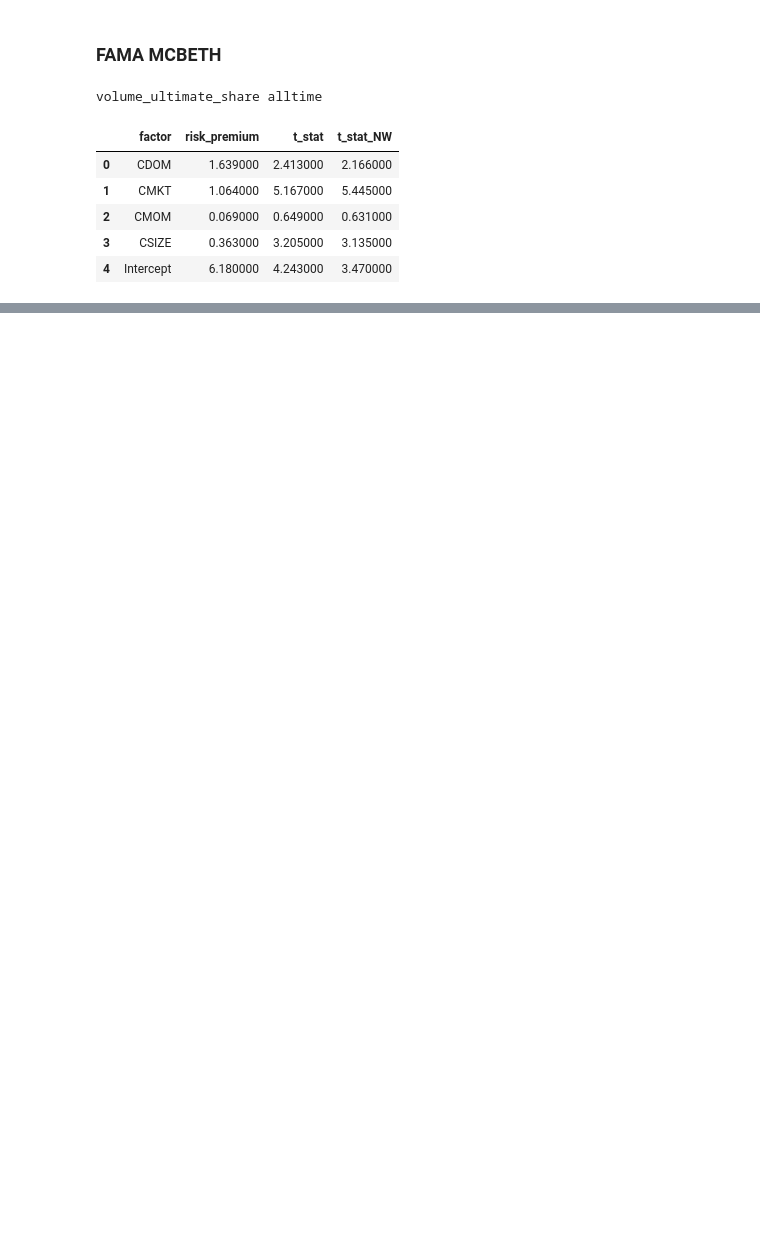
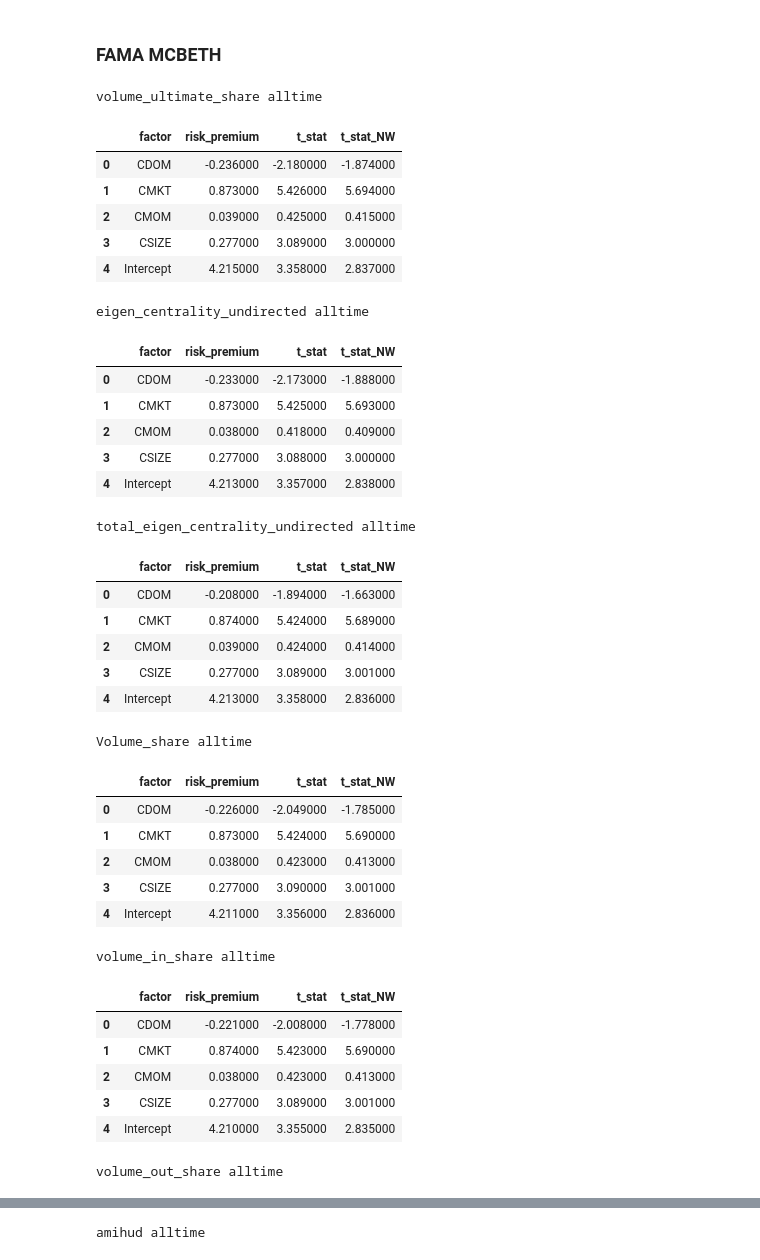
Before and after one commit to xujiahuayz/defi-econ, a Jupyter notebook: playground/assetpricing_sort_portfolios.ipynb, the cells around one changed output, grey strips where cells are left out. Saved outputs shown, nothing was run; the diff lists cells and outputs as text; code cells hidden in the pictures; blank space fills up the shorter version.

```diff
--- a/playground/assetpricing_sort_portfolios.ipynb
+++ b/playground/assetpricing_sort_portfolios.ipynb
@@ -40,5 +42,5 @@ stable_nonstable_info = {
 # How are returns aggregated for each portfolio
 ret_agg = 'mean'
 
-DEPENDENT_VARIABLES_ASSETPRICING = ['volume_ultimate_share'] #,'volume_in_share' , 'volume_out_share']
+# DEPENDENT_VARIABLES_ASSETPRICING =['volume_ultimate_share']  #,'volume_in_share' , 'volume_out_share']
 # ,'eigen_centrality_undirected','total_eigen_centrality_undirected','Volume_share']
@@ -134,21 +198,16 @@ volume_ultimate_sharealltime
 # %%
-import statsmodels.api as sm
 for dom_variable in DEPENDENT_VARIABLES_ASSETPRICING:
     for is_boom in [-1]:
-        n_quantiles = 3
-        df_panel = clean_weekly_panel(reg_panel, dom_variable, is_stablecoin = 0, is_boom = is_boom)
-        summary_table = univariate_sort(df_panel,dom_variable, n_quantiles)
+        quantiles, separate_zero_value = [0,0.3,0.7,1], False
+        df_panel = clean_weekly_panel(reg_panel, is_stablecoin = 0, is_boom = is_boom)
+        # df_panel = df_panel[df_panel[dom_variable] > 0]
+        df_panel = univariate_sort(df_panel,dom_variable, quantiles, separate_zero_value =separate_zero_value)
+        dominance_factor = get_dominance_factor(df_panel)
 
-        # Compute the difference: H minus L
-        pivot = df_panel.pivot_table(index='WeekYear', columns='portfolio', values='ret')
-        pivot["CDOM"] = pivot[f"P{n_quantiles}"] - pivot['P1']
-        dominance_factor = pivot[["CDOM"]].reset_index()
-        assets_panel = clean_weekly_panel(reg_panel, dom_variable, is_stablecoin = 0, is_boom = -1)
         # merge all factors
         factors_data = pd.merge(dominance_factor, ff3, on=["WeekYear"], how="left")
         factors_data = pd.merge(factors_data, ltw3, on=["WeekYear"], how="left")
         # merge factors with returns
-        factors_data = pd.merge(factors_data, assets_panel, on=["WeekYear"], how="left")
         factors_data = factors_data.dropna()
         # AP_CAPM= smf.ols(formula= 'CDOM ~ MKT', data=factors_data).fit()
         # prettify_result(AP_CAPM)
@@ -180,38 +239,64 @@ CSIZE factor is long small cap and short large cap
 # %%
 for dom_variable in DEPENDENT_VARIABLES_ASSETPRICING:
     for is_boom in [-1]:
-        n_quantiles = 3
-        df_panel = clean_weekly_panel(reg_panel, dom_variable, is_stablecoin = 0, is_boom = is_boom)
-        summary_table = univariate_sort(df_panel,dom_variable, n_quantiles)
-
-        # Compute the difference: H minus L
-        pivot = df_panel.pivot_table(index='WeekYear', columns='portfolio', values='ret')
-        pivot["CDOM"] = pivot[f"P{n_quantiles}"] - pivot['P1']
-        dominance_factor = pivot[["CDOM"]].reset_index()
-        assets_panel = clean_weekly_panel(reg_panel, dom_variable, is_stablecoin = 0, is_boom = -1)
+        quantiles, separate_zero_value = [0,0.3,0.7,1], False
+        df_panel = clean_weekly_panel(reg_panel, is_stablecoin = 0, is_boom = is_boom)
+        df_panel = univariate_sort(df_panel,dom_variable, quantiles, separate_zero_value =separate_zero_value)
+        dominance_factor = get_dominance_factor(df_panel)
+        #get the test assets
+        assets_panel = clean_weekly_panel(reg_panel, is_stablecoin = 0, is_boom = -1)
         # merge all factors
         data_fama_macbeth = pd.merge(dominance_factor, ff3, on=["WeekYear"], how="left")
         data_fama_macbeth = pd.merge(data_fama_macbeth, ltw3, on=["WeekYear"], how="left")
         # merge factors with returns
         data_fama_macbeth = pd.merge(data_fama_macbeth, assets_panel, on=["WeekYear"], how="left")
         data_fama_macbeth = data_fama_macbeth.dropna()
 
         # run the Fama-Macbeth regression
         data_fama_macbeth['excess_ret'] = data_fama_macbeth['ret'] - data_fama_macbeth['RF']
         fama_macbeth = reg_fama_macbeth(data_fama_macbeth, formula="excess_ret ~ CMKT + CMOM + CSIZE + CDOM")
         if is_boom == 1:
             boom_str = " boom"
         elif is_boom == 0:
             boom_str = " bust"
         else:
             boom_str = " alltime"
         fama_macbeth = fama_macbeth.style.set_caption(dom_variable + boom_str)
         display(fama_macbeth)
 # %% [output]
 volume_ultimate_share alltime
 |  | factor | risk_premium | t_stat | t_stat_NW |
-| 0 | CDOM | 1.639000 | 2.413000 | 2.166000 |
-| 1 | CMKT | 1.064000 | 5.167000 | 5.445000 |
-| 2 | CMOM | 0.069000 | 0.649000 | 0.631000 |
-| 3 | CSIZE | 0.363000 | 3.205000 | 3.135000 |
-| 4 | Intercept | 6.180000 | 4.243000 | 3.470000 |
+| 0 | CDOM | -0.236000 | -2.180000 | -1.874000 |
+| 1 | CMKT | 0.873000 | 5.426000 | 5.694000 |
+| 2 | CMOM | 0.039000 | 0.425000 | 0.415000 |
+| 3 | CSIZE | 0.277000 | 3.089000 | 3.000000 |
+| 4 | Intercept | 4.215000 | 3.358000 | 2.837000 |
+eigen_centrality_undirected alltime
+|  | factor | risk_premium | t_stat | t_stat_NW |
+| 0 | CDOM | -0.233000 | -2.173000 | -1.888000 |
+| 1 | CMKT | 0.873000 | 5.425000 | 5.693000 |
+| 2 | CMOM | 0.038000 | 0.418000 | 0.409000 |
+| 3 | CSIZE | 0.277000 | 3.088000 | 3.000000 |
+| 4 | Intercept | 4.213000 | 3.357000 | 2.838000 |
+total_eigen_centrality_undirected alltime
+|  | factor | risk_premium | t_stat | t_stat_NW |
+| 0 | CDOM | -0.208000 | -1.894000 | -1.663000 |
+| 1 | CMKT | 0.874000 | 5.424000 | 5.689000 |
+| 2 | CMOM | 0.039000 | 0.424000 | 0.414000 |
+| 3 | CSIZE | 0.277000 | 3.089000 | 3.001000 |
+| 4 | Intercept | 4.213000 | 3.358000 | 2.836000 |
+Volume_share alltime
+|  | factor | risk_premium | t_stat | t_stat_NW |
+| 0 | CDOM | -0.226000 | -2.049000 | -1.785000 |
+| 1 | CMKT | 0.873000 | 5.424000 | 5.690000 |
+| 2 | CMOM | 0.038000 | 0.423000 | 0.413000 |
+| 3 | CSIZE | 0.277000 | 3.090000 | 3.001000 |
+| 4 | Intercept | 4.211000 | 3.356000 | 2.836000 |
+volume_in_share alltime
+|  | factor | risk_premium | t_stat | t_stat_NW |
+| 0 | CDOM | -0.221000 | -2.008000 | -1.778000 |
+| 1 | CMKT | 0.874000 | 5.423000 | 5.690000 |
+| 2 | CMOM | 0.038000 | 0.423000 | 0.413000 |
+| 3 | CSIZE | 0.277000 | 3.089000 | 3.001000 |
+| 4 | Intercept | 4.210000 | 3.355000 | 2.835000 |
+volume_out_share alltime
@@ -217,0 +309 @@ volume_ultimate_share alltime
+amihud alltime
```
Also changed, not shown: parts of 13 cells of this notebook, 34 other files.
